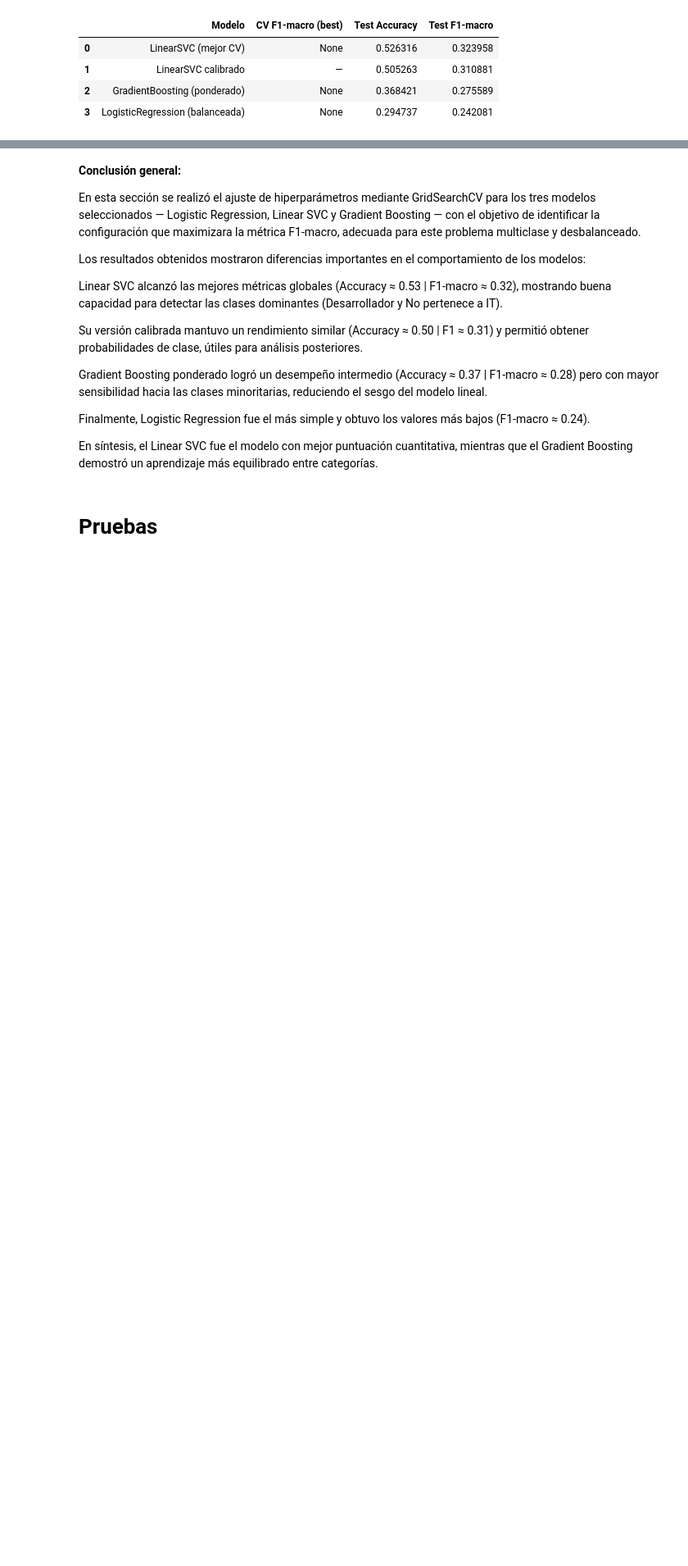
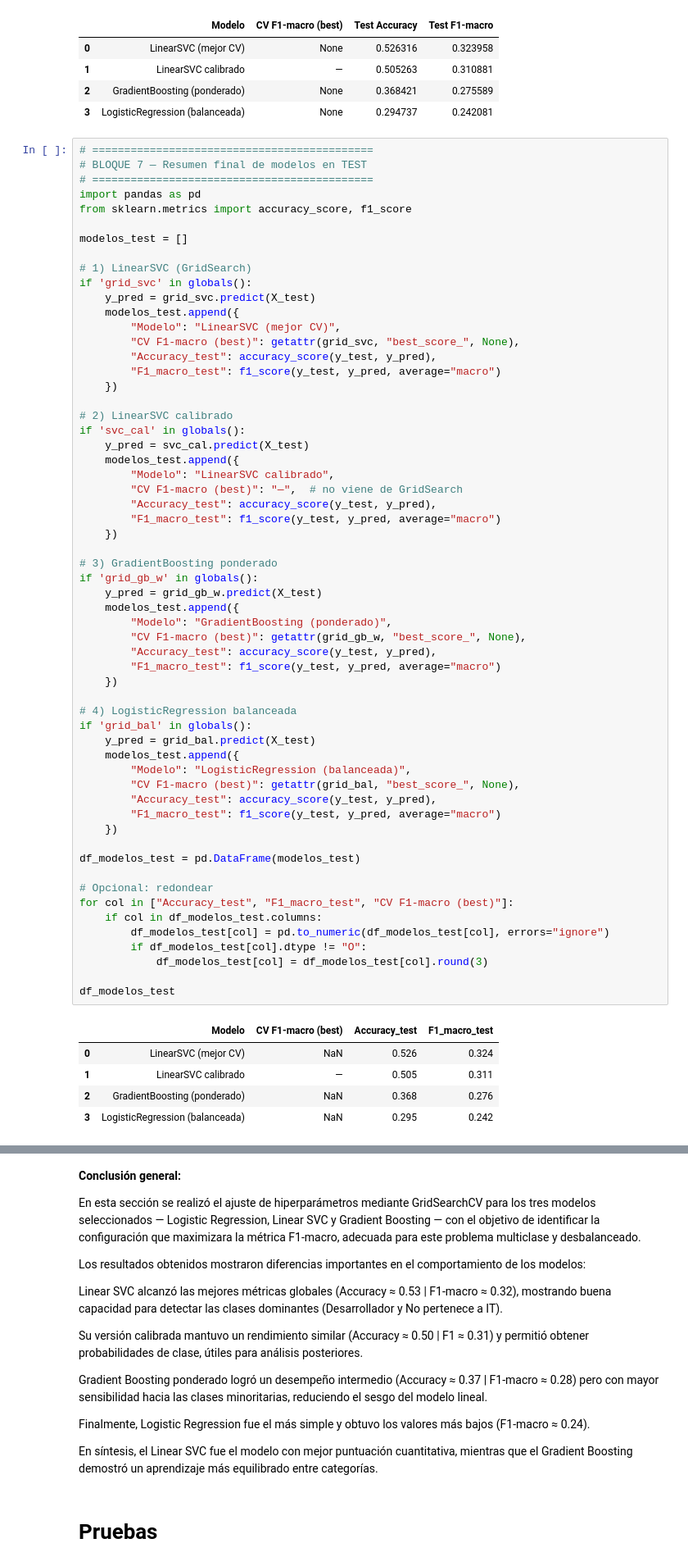
Before and after one commit to RodriSLK/Proyecto_Final, a Jupyter notebook: Entrega3.ipynb, the cells around one changed output, grey strips where cells are left out. Shown at 82% size. Saved outputs shown, nothing was run; the diff lists cells and outputs as text; blank space fills up the shorter version.

```diff
--- a/Entrega3.ipynb
+++ b/Entrega3.ipynb
@@ -817,3 +800,68 @@ display(res_final.sort_values("Test F1-macro", ascending=False))
 | 1 | LinearSVC calibrado | — | 0.505263 | 0.310881 |
 | 2 | GradientBoosting (ponderado) | None | 0.368421 | 0.275589 |
 | 3 | LogisticRegression (balanceada) | None | 0.294737 | 0.242081 |
+# %%
+# ============================================
+# BLOQUE 7 — Resumen final de modelos en TEST
+# ============================================
+import pandas as pd
+from sklearn.metrics import accuracy_score, f1_score
+
+modelos_test = []
+
+# 1) LinearSVC (GridSearch)
+if 'grid_svc' in globals():
+    y_pred = grid_svc.predict(X_test)
+    modelos_test.append({
+        "Modelo": "LinearSVC (mejor CV)",
+        "CV F1-macro (best)": getattr(grid_svc, "best_score_", None),
+        "Accuracy_test": accuracy_score(y_test, y_pred),
+        "F1_macro_test": f1_score(y_test, y_pred, average="macro")
+    })
+
+# 2) LinearSVC calibrado
+if 'svc_cal' in globals():
+    y_pred = svc_cal.predict(X_test)
+    modelos_test.append({
+        "Modelo": "LinearSVC calibrado",
+        "CV F1-macro (best)": "—",  # no viene de GridSearch
+        "Accuracy_test": accuracy_score(y_test, y_pred),
+        "F1_macro_test": f1_score(y_test, y_pred, average="macro")
+    })
+
+# 3) GradientBoosting ponderado
+if 'grid_gb_w' in globals():
+    y_pred = grid_gb_w.predict(X_test)
+    modelos_test.append({
+        "Modelo": "GradientBoosting (ponderado)",
+        "CV F1-macro (best)": getattr(grid_gb_w, "best_score_", None),
+        "Accuracy_test": accuracy_score(y_test, y_pred),
+        "F1_macro_test": f1_score(y_test, y_pred, average="macro")
+    })
+
+# 4) LogisticRegression balanceada
+if 'grid_bal' in globals():
+    y_pred = grid_bal.predict(X_test)
+    modelos_test.append({
+        "Modelo": "LogisticRegression (balanceada)",
+        "CV F1-macro (best)": getattr(grid_bal, "best_score_", None),
+        "Accuracy_test": accuracy_score(y_test, y_pred),
+        "F1_macro_test": f1_score(y_test, y_pred, average="macro")
+    })
+
+df_modelos_test = pd.DataFrame(modelos_test)
+
+# Opcional: redondear
+for col in ["Accuracy_test", "F1_macro_test", "CV F1-macro (best)"]:
+    if col in df_modelos_test.columns:
+        df_modelos_test[col] = pd.to_numeric(df_modelos_test[col], errors="ignore")
+        if df_modelos_test[col].dtype != "O":
+            df_modelos_test[col] = df_modelos_test[col].round(3)
+
+df_modelos_test
+# %% [output]
+|  | Modelo | CV F1-macro (best) | Accuracy_test | F1_macro_test |
+| 0 | LinearSVC (mejor CV) | NaN | 0.526 | 0.324 |
+| 1 | LinearSVC calibrado | — | 0.505 | 0.311 |
+| 2 | GradientBoosting (ponderado) | NaN | 0.368 | 0.276 |
+| 3 | LogisticRegression (balanceada) | NaN | 0.295 | 0.242 |
```
Also changed, not shown: parts of 7 cells of this notebook, 3 other files.
